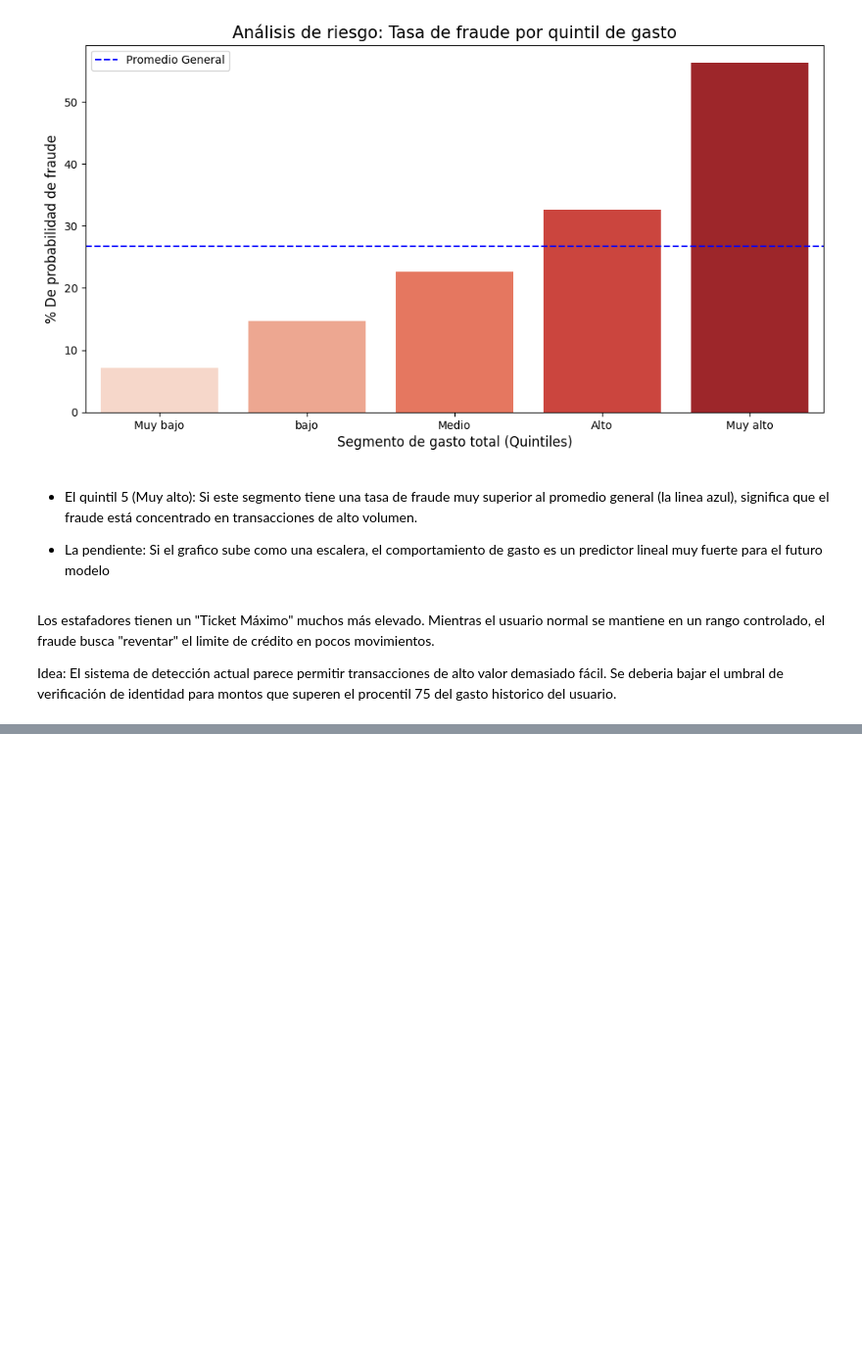
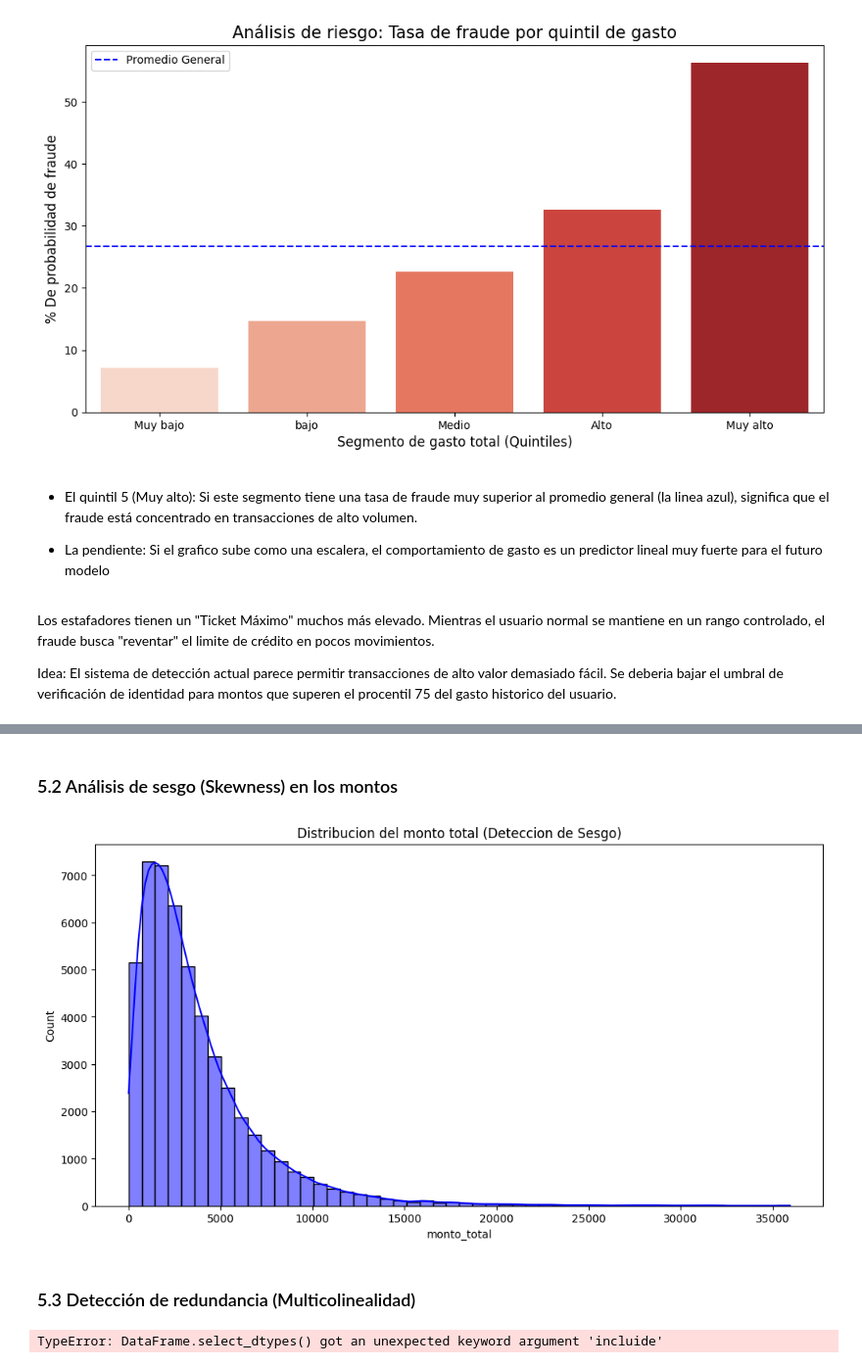
Before and after one commit to IgnacioToy/analisis-de-deteccion-de-fraude-bancario, a Jupyter notebook: netbooks/00_expliracion.ipynb, the cells around one changed output, grey strips where cells are left out. Shown at 98% size. Drawn from its saved outputs; the diff is of its cells as text; code cells hidden in the pictures; blank space fills up the shorter version.

```diff
--- a/netbooks/00_expliracion.ipynb
+++ b/netbooks/00_expliracion.ipynb
@@ -333,0 +349,18 @@ Idea: El sistema de detección actual parece permitir transacciones de alto valo
+# %% [markdown]
+### 5.2 Análisis de sesgo (Skewness) en los montos
+# %%
+plt.figure(figsize=(12, 6))
+sns.histplot(df['monto_total'], kde=True, color='blue', bins=50)
+plt.title('Distribucion del monto total (Deteccion de Sesgo)')
+plt.show()
+# %% [output]
+[figure, added]
+# %% [markdown]
+### 5.3 Detección de redundancia (Multicolinealidad)
+# %%
+# Esto es vital para no "confundir" al modelo con informacion repetida
+
+# Busco variables con correlación mayor a 0.90
+correlaciones = df.select_dtypes(include='nuber').corr()
+# %% [output]
+TypeError: DataFrame.select_dtypes() got an unexpected keyword argument 'incluide'
```
Also changed, not shown: parts of 2 cells of this notebook.
